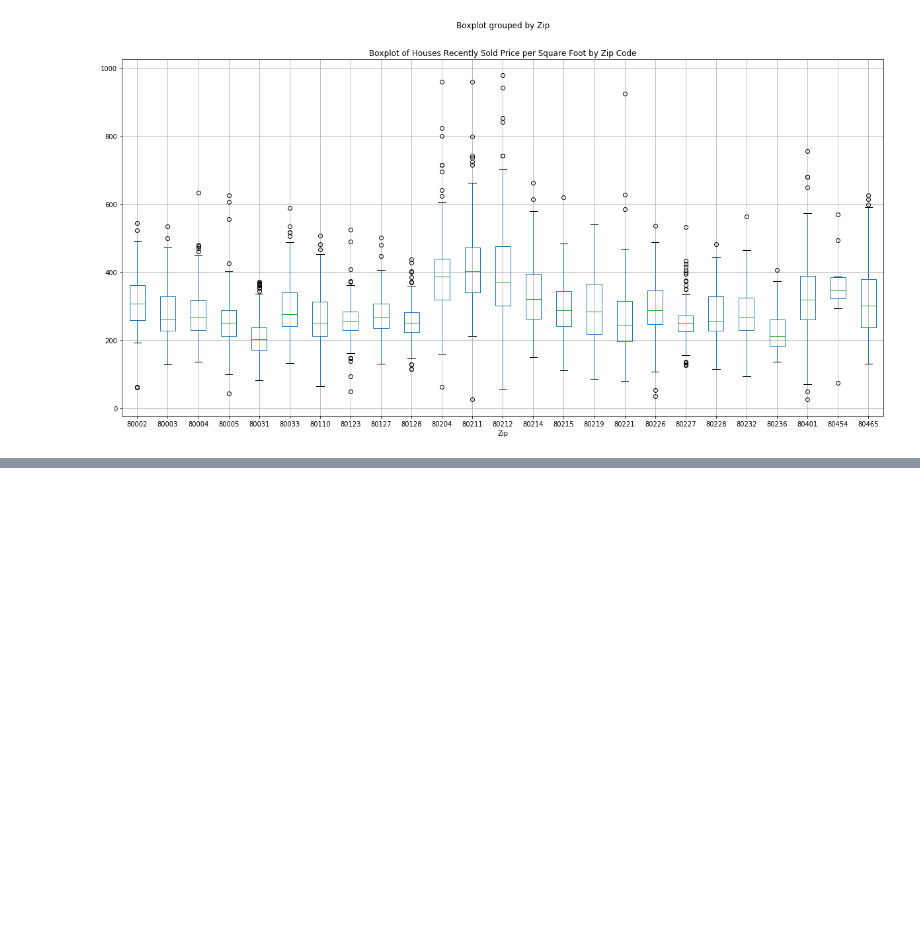
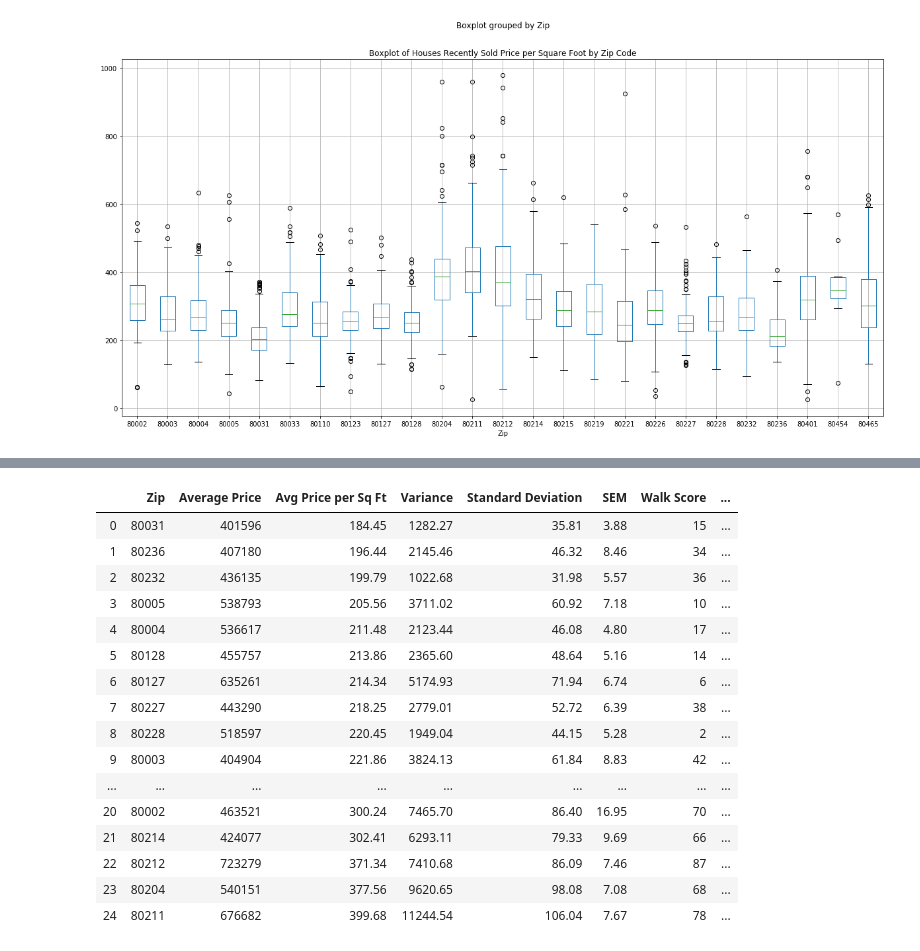
Before and after one commit to ngoodweiler/DU-Analytics-Project-1, a Jupyter notebook: Notebook/Price per Square Foot - Scatters.ipynb, the cells around one changed output, grey strips where cells are left out. Cells and saved outputs as stored; diff of their text form; code cells hidden in the pictures; blank space fills up the shorter version.

Commit message:
merging dataframes in the price per square foot notebook

```diff
--- a/Notebook/Price per Square Foot - Scatters.ipynb
+++ b/Notebook/Price per Square Foot - Scatters.ipynb
@@ -244,3 +246,29 @@ for_sale_summary
 | 80212 | 723279 | 371.34 | 7410.68 | 86.09 | 7.46 |
 | 80204 | 540151 | 377.56 | 9620.65 | 98.08 | 7.08 |
 | 80211 | 676682 | 399.68 | 11244.54 | 106.04 | 7.67 |
+# %%
+# Import walkscore dataframe
+walkscore_df = pd.read_csv('../Resources/Walkscore.csv')
+# merge with for_sale_summary
+sale_summary = pd.merge(for_sale_summary, walkscore_df, on="Zip")
+sale_summary = sale_summary.drop(columns=['Lat','Lng'])
+sale_summary = sale_summary.rename(columns={'walk_score':'Walk Score','walk_description':'Walk Description'})
+sale_summary
+# %% [output]
+|  | Zip | Average Price | Avg Price per Sq Ft | Variance | Standard Deviation | SEM | Walk Score | ... |
+| 0 | 80031 | 401596 | 184.45 | 1282.27 | 35.81 | 3.88 | 15 | ... |
+| 1 | 80236 | 407180 | 196.44 | 2145.46 | 46.32 | 8.46 | 34 | ... |
+| 2 | 80232 | 436135 | 199.79 | 1022.68 | 31.98 | 5.57 | 36 | ... |
+| 3 | 80005 | 538793 | 205.56 | 3711.02 | 60.92 | 7.18 | 10 | ... |
+| 4 | 80004 | 536617 | 211.48 | 2123.44 | 46.08 | 4.80 | 17 | ... |
+| 5 | 80128 | 455757 | 213.86 | 2365.60 | 48.64 | 5.16 | 14 | ... |
+| 6 | 80127 | 635261 | 214.34 | 5174.93 | 71.94 | 6.74 | 6 | ... |
+| 7 | 80227 | 443290 | 218.25 | 2779.01 | 52.72 | 6.39 | 38 | ... |
+| 8 | 80228 | 518597 | 220.45 | 1949.04 | 44.15 | 5.28 | 2 | ... |
+| 9 | 80003 | 404904 | 221.86 | 3824.13 | 61.84 | 8.83 | 42 | ... |
+| ... | ... | ... | ... | ... | ... | ... | ... | ... |
+| 20 | 80002 | 463521 | 300.24 | 7465.70 | 86.40 | 16.95 | 70 | ... |
+| 21 | 80214 | 424077 | 302.41 | 6293.11 | 79.33 | 9.69 | 66 | ... |
+| 22 | 80212 | 723279 | 371.34 | 7410.68 | 86.09 | 7.46 | 87 | ... |
+| 23 | 80204 | 540151 | 377.56 | 9620.65 | 98.08 | 7.08 | 68 | ... |
+| 24 | 80211 | 676682 | 399.68 | 11244.54 | 106.04 | 7.67 | 78 | ... |
```
Also changed, not shown: parts of 4 cells of this notebook, 1 other file.
